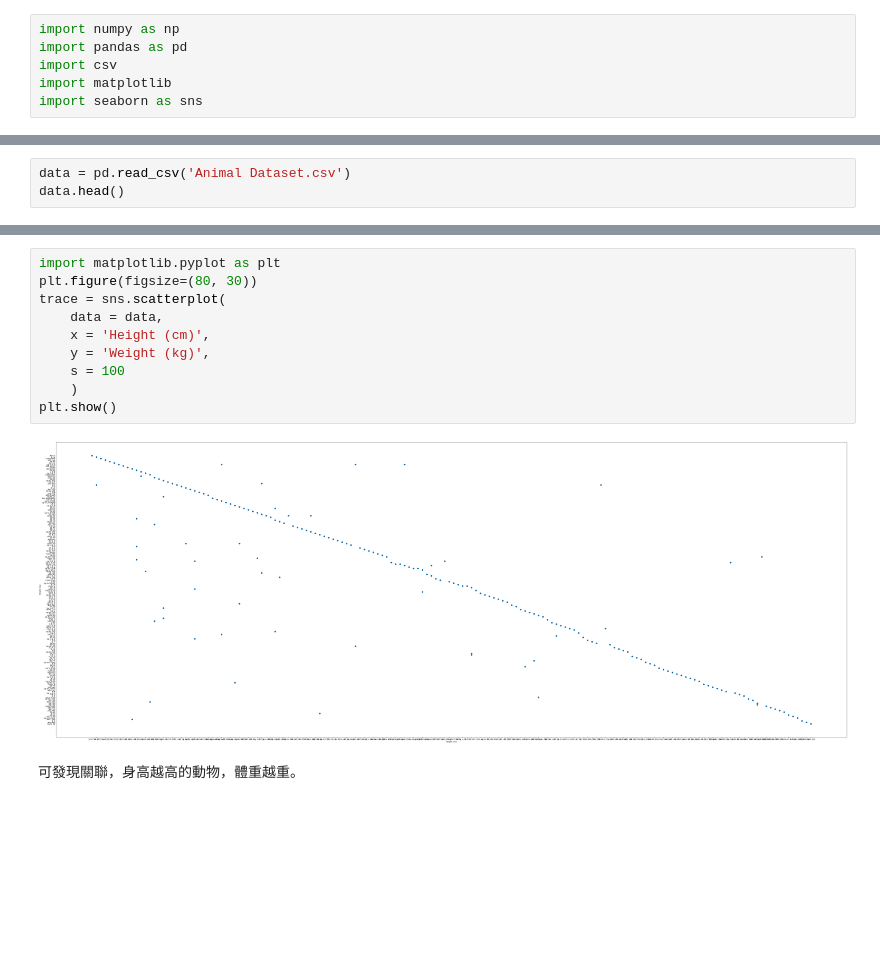
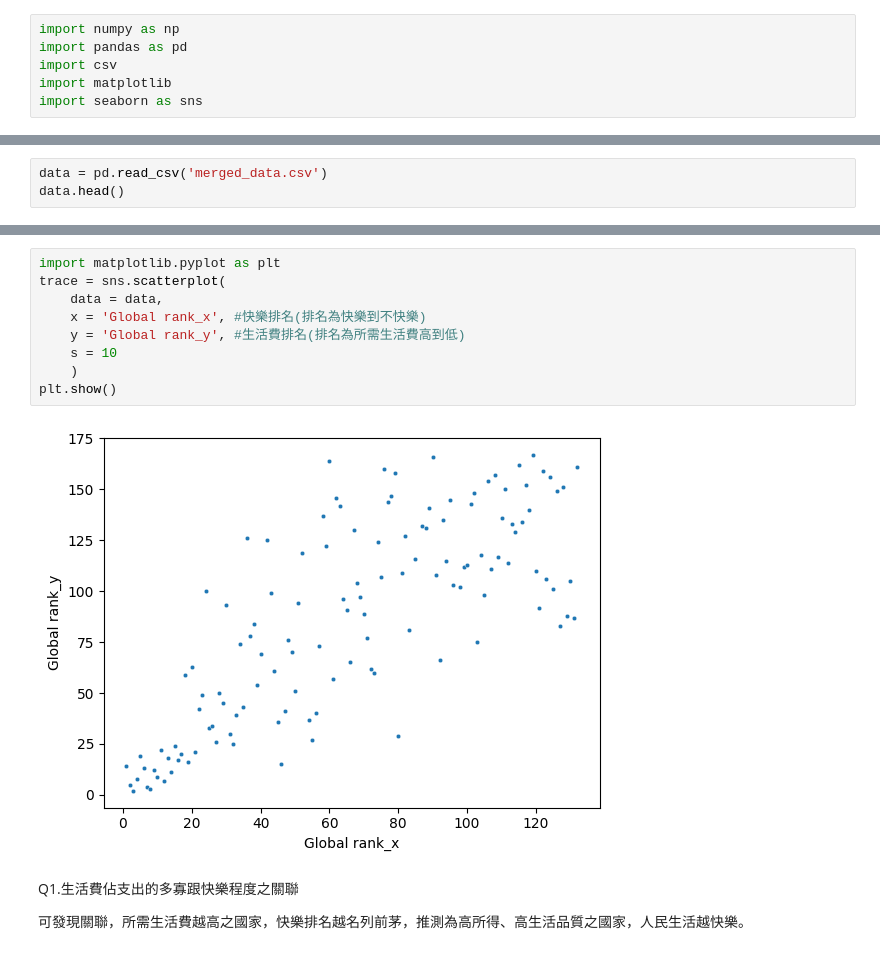
Before and after one commit to Ayden0nnn/-, a Jupyter notebook: Programming_Language_HW1.ipynb, the cells around one changed output, grey strips where cells are left out. Drawn from its saved outputs; the diff is of its cells as text; blank space fills up the shorter version.

```diff
--- a/Programming_Language_HW1.ipynb
+++ b/Programming_Language_HW1.ipynb
@@ -17,4 +80,4 @@ Saving Animal Dataset.csv to Animal Dataset.csv
 # %%
-data = pd.read_csv('Animal Dataset.csv')
+data = pd.read_csv('merged_data.csv')
 data.head()
 # %% [output]
@@ -27,14 +90,15 @@ data.head()
 # %%
 import matplotlib.pyplot as plt
-plt.figure(figsize=(80, 30))
 trace = sns.scatterplot(
     data = data,
-    x = 'Height (cm)',
-    y = 'Weight (kg)',
-    s = 100
+    x = 'Global rank_x', #快樂排名(排名為快樂到不快樂)
+    y = 'Global rank_y', #生活費排名(排名為所需生活費高到低)
+    s = 10
     )
 plt.show()
 # %% [output]
-[figure, old version]
+[figure, new version]
-# %% [markdown]
-可發現關聯，身高越高的動物，體重越重。
+# %% [markdown]
+Q1.生活費佔支出的多寡跟快樂程度之關聯
+
+可發現關聯，所需生活費越高之國家，快樂排名越名列前茅，推測為高所得、高生活品質之國家，人民生活越快樂。
```
Also changed, not shown: parts of 12 cells of this notebook.
